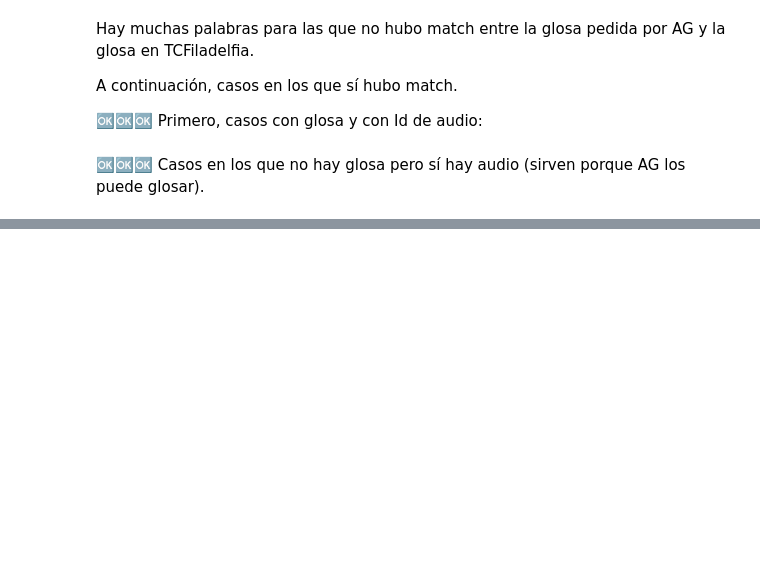
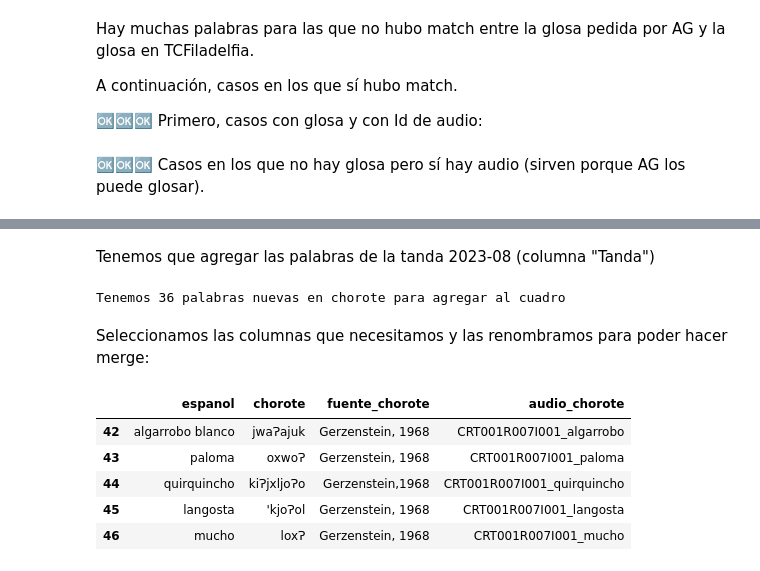
Before and after one commit to nidiah/PICT-2020, a Jupyter notebook: resultados-gh-2023-ago.ipynb, the cells around one changed output, grey strips where cells are left out. Saved outputs shown, nothing was run; the diff lists cells and outputs as text; code cells hidden in the pictures; blank space fills up the shorter version.

```diff
--- a/resultados-gh-2023-ago.ipynb
+++ b/resultados-gh-2023-ago.ipynb
@@ -294,0 +319,2 @@ for _, row in con_data.iterrows():
+# %% [markdown]
+Tenemos que agregar las palabras de la tanda 2023-08 (columna "Tanda")
@@ -294,0 +323,6 @@ for _, row in con_data.iterrows():
+# %%
+print(f"Tenemos {len(nuevas_chorote)} palabras nuevas en chorote para agregar al cuadro")
+# %% [output]
+Tenemos 36 palabras nuevas en chorote para agregar al cuadro
+# %% [markdown]
+Seleccionamos las columnas que necesitamos y las renombramos para poder hacer merge:
@@ -294,0 +332,9 @@ for _, row in con_data.iterrows():
+# %%
+nuevas_chorote.head()
+# %% [output]
+|  | espanol | chorote | fuente_chorote | audio_chorote |
+| 42 | algarrobo blanco | jwaɁajuk | Gerzenstein, 1968 | CRT001R007I001_algarrobo |
+| 43 | paloma | oxwoɁ | Gerzenstein, 1968 | CRT001R007I001_paloma |
+| 44 | quirquincho | kiɁjxljoɁo | Gerzenstein,1968 | CRT001R007I001_quirquincho |
+| 45 | langosta | 'kjoɁol | Gerzenstein, 1968 | CRT001R007I001_langosta |
+| 46 | mucho | loxɁ | Gerzenstein, 1968 | CRT001R007I001_mucho |
```
Also changed, not shown: parts of 10 cells of this notebook, 1 other file.
